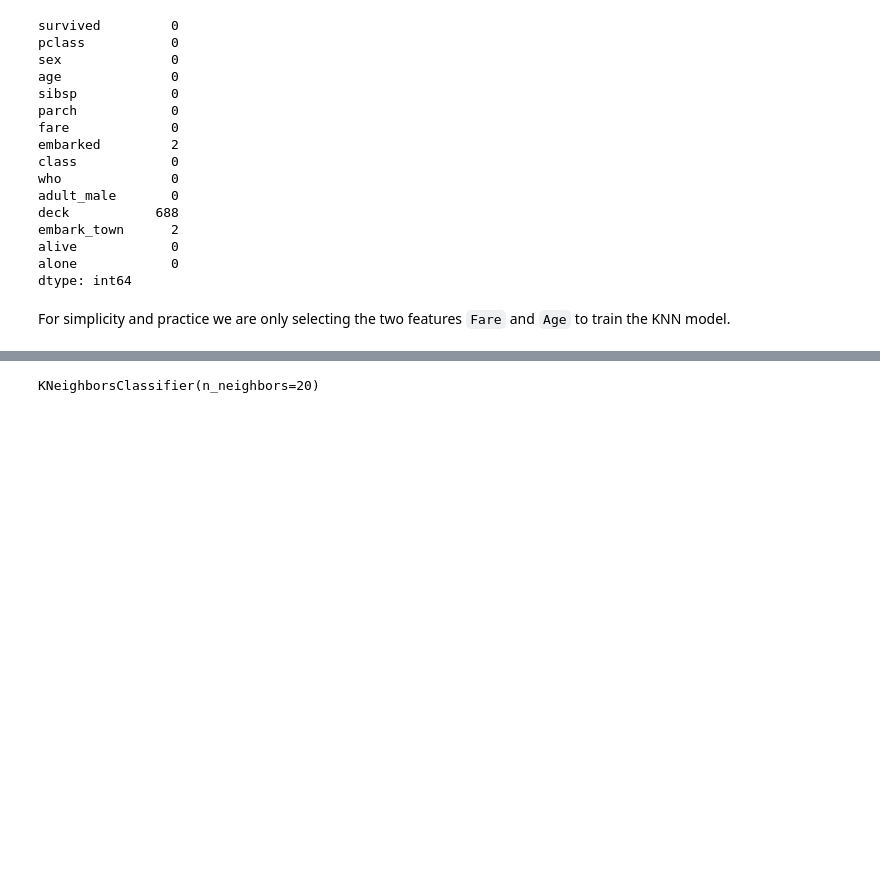
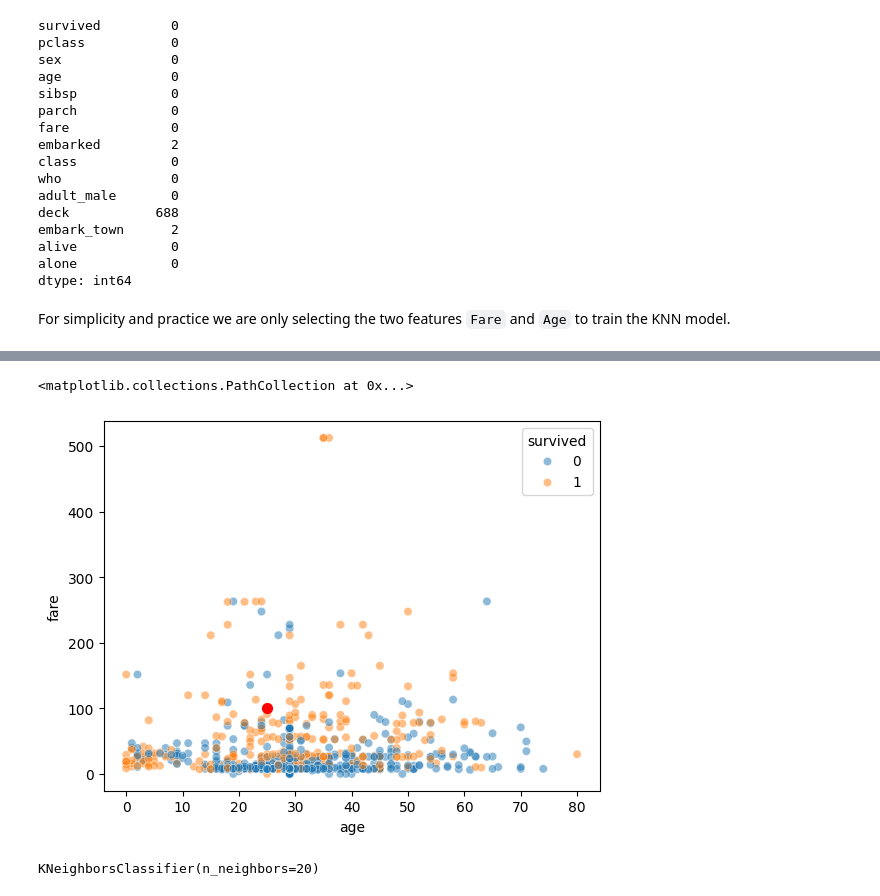
Before and after one commit to sahilkhan-7/Machine-Learning-basic-to-advance, a Jupyter notebook: Classification/knn implement.ipynb, the cells around one changed output, grey strips where cells are left out. Saved outputs shown, nothing was run; the diff lists cells and outputs as text; code cells hidden in the pictures; blank space fills up the shorter version.

```diff
--- a/Classification/knn implement.ipynb
+++ b/Classification/knn implement.ipynb
@@ -67,3 +81,12 @@ y = df[['survived']]
+# %%
+# Adding a new instance to the above plot to see if it will survive or not,
+sns.scatterplot(x='age', y='fare', data=df, hue='survived', alpha=0.5)
+plt.scatter(25, 100, color='red', s=50)
+
+# we can compare the new instance with the existing data to see if it will survive or not
+# %% [output]
+<matplotlib.collections.PathCollection at 0x...>
+[figure, added]
 # %%
 Xtrain, Xtest, ytrain, ytest = train_test_split(X, y)
 # %%
```
Also changed, not shown: parts of 15 cells of this notebook.
